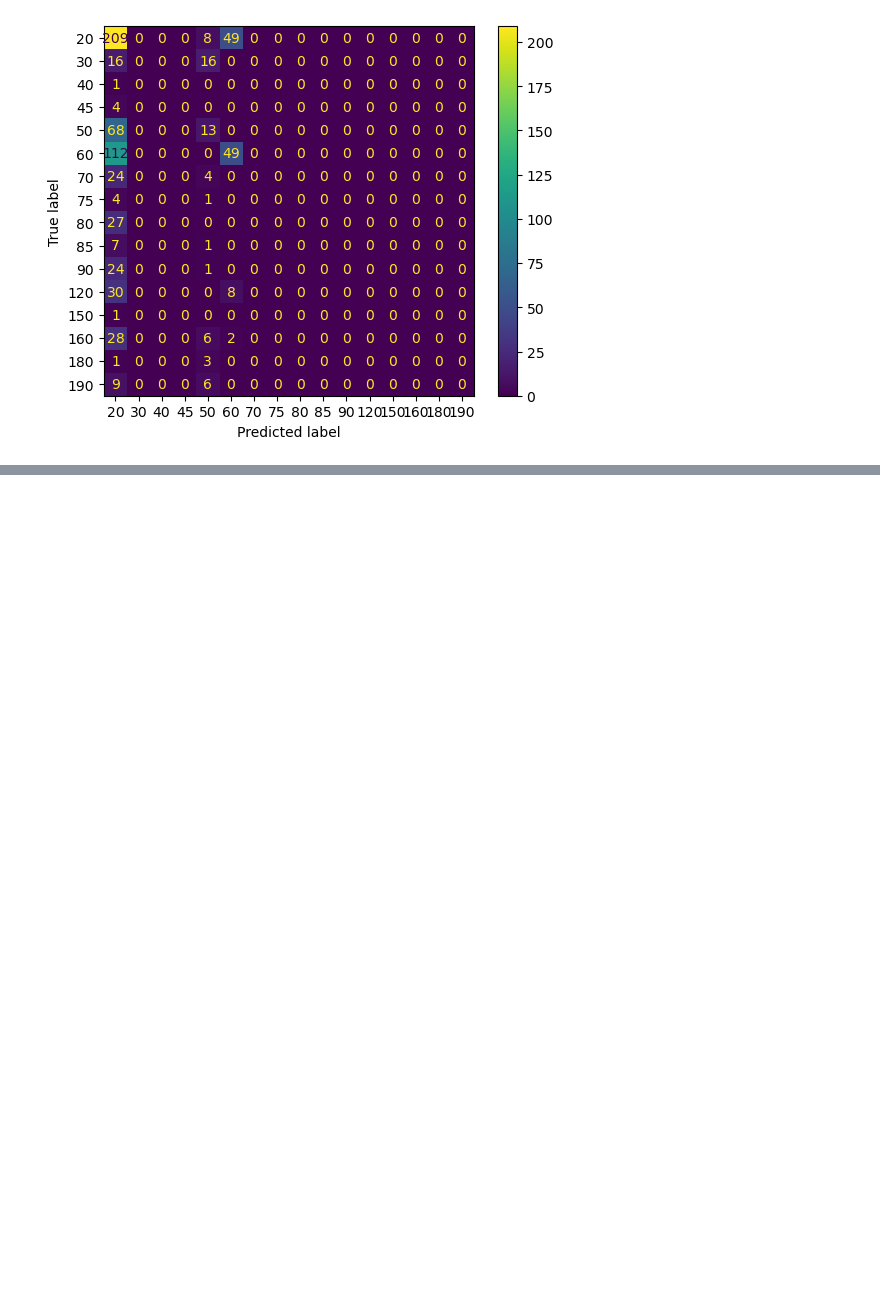
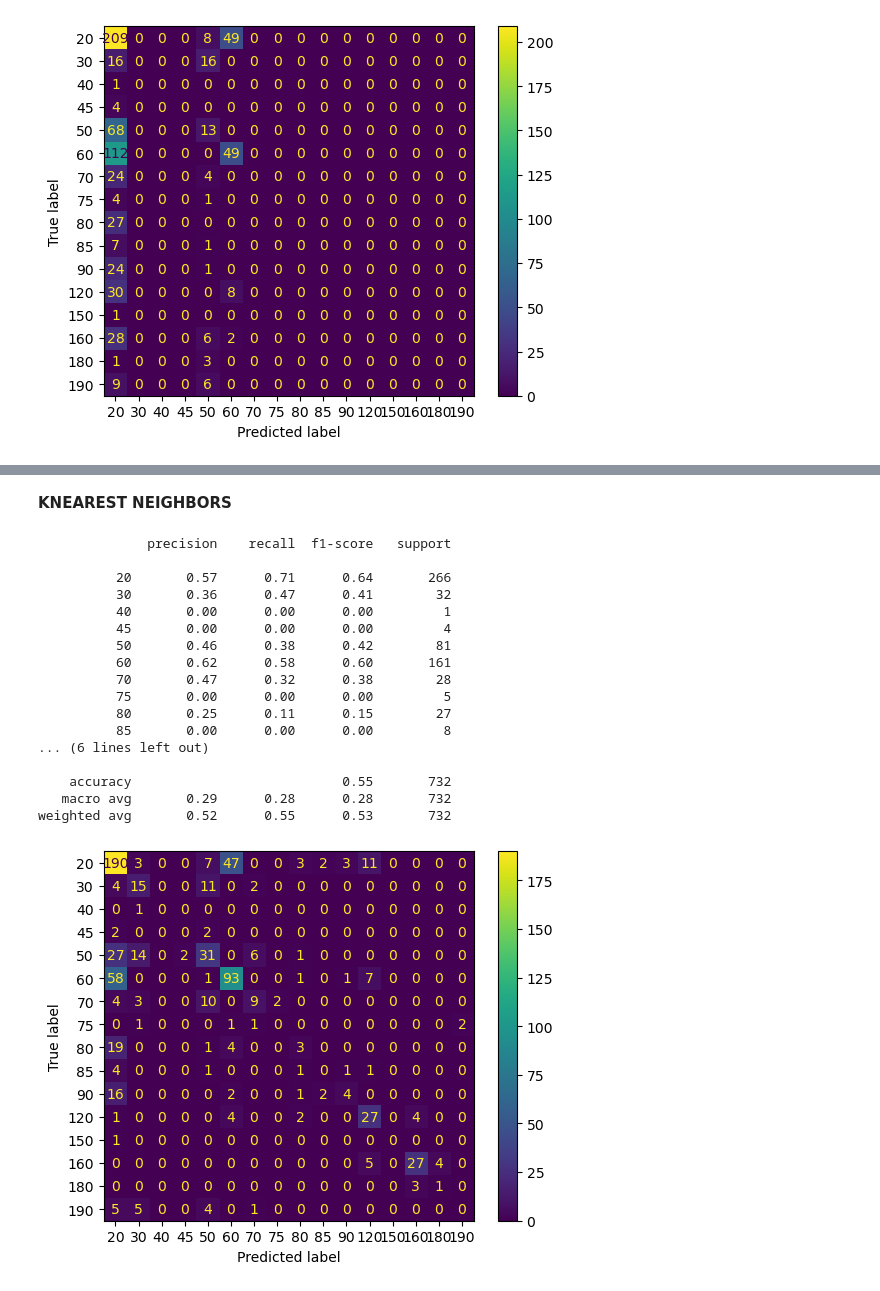
Before and after one commit to JovanTTT/House_Price_Prediction_-_Classification, a Jupyter notebook: House_Project_Classification_Model_Training.ipynb, the cells around one changed output, grey strips where cells are left out. Drawn from its saved outputs; the diff is of its cells as text; code cells hidden in the pictures; blank space fills up the shorter version.

```diff
--- a/House_Project_Classification_Model_Training.ipynb
+++ b/House_Project_Classification_Model_Training.ipynb
@@ -105,0 +146,2 @@ def accuracy_function(model, preds):
+# %% [markdown]
+**KNEAREST NEIGHBORS**
@@ -105,0 +150,23 @@ def accuracy_function(model, preds):
+# %%
+knn_model = KNeighborsClassifier()
+# %%
+function_model(knn_model)
+# %% [output]
+              precision    recall  f1-score   support
+
+          20       0.57      0.71      0.64       266
+          30       0.36      0.47      0.41        32
+          40       0.00      0.00      0.00         1
+          45       0.00      0.00      0.00         4
+          50       0.46      0.38      0.42        81
+          60       0.62      0.58      0.60       161
+          70       0.47      0.32      0.38        28
+          75       0.00      0.00      0.00         5
+          80       0.25      0.11      0.15        27
+          85       0.00      0.00      0.00         8
+... (6 lines left out)
+
+    accuracy                           0.55       732
+   macro avg       0.29      0.28      0.28       732
+weighted avg       0.52      0.55      0.53       732
+[figure, added]
```
Also changed, not shown: parts of 29 cells of this notebook.
